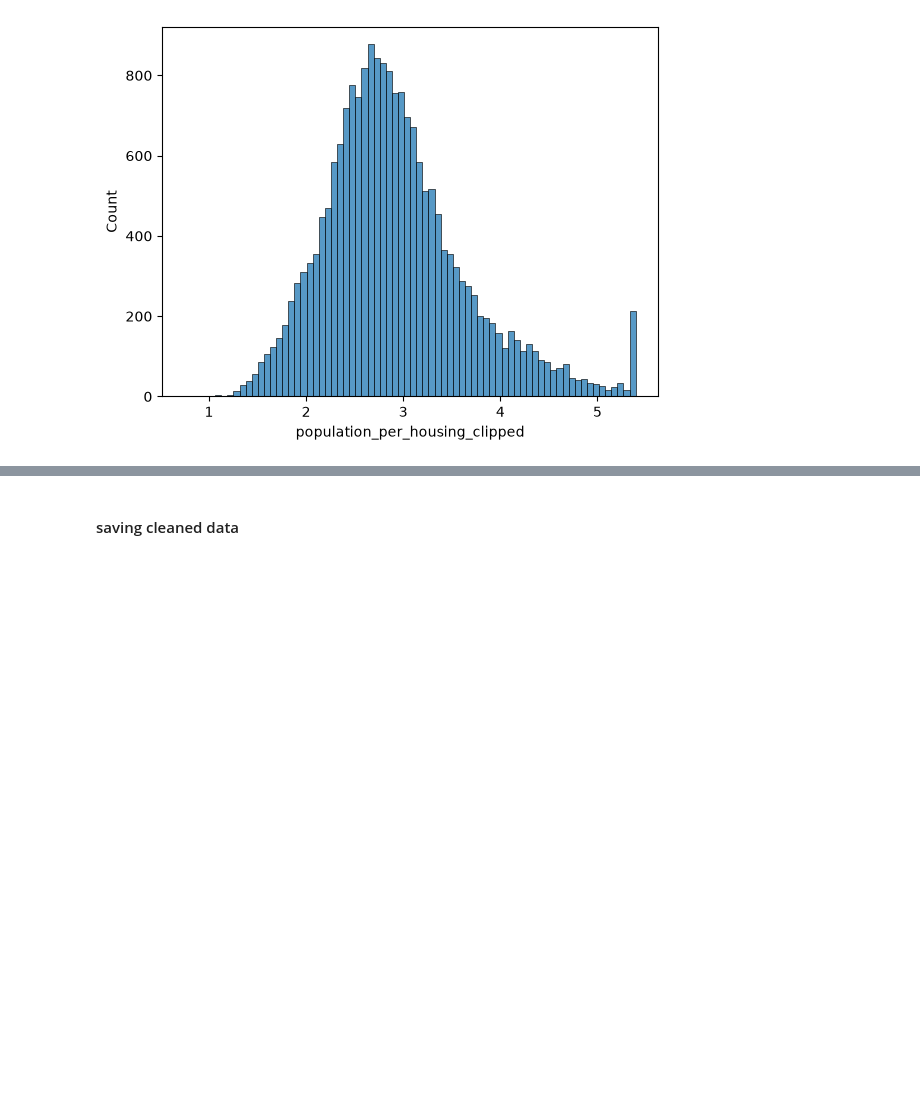
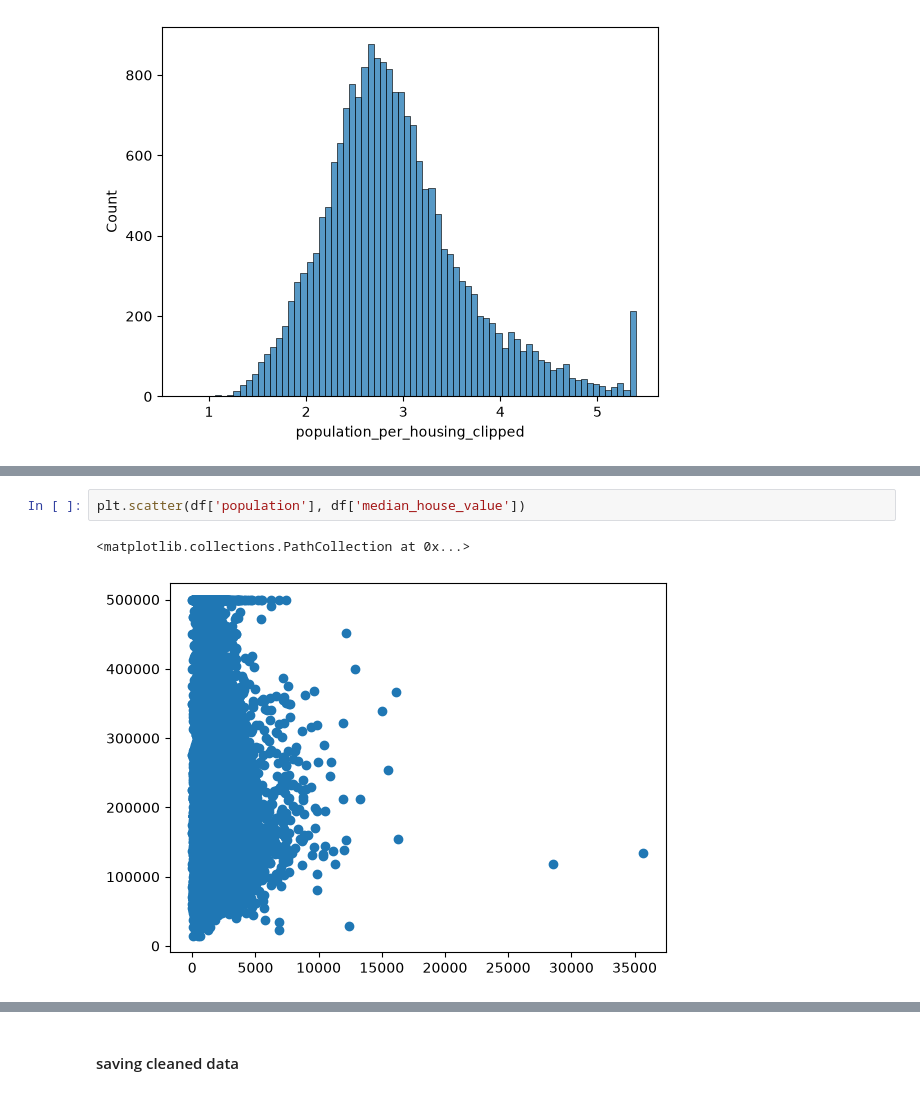
Before and after one commit to MohammadNasrollahiCE/Linear-Regression-From-Scrach, a Jupyter notebook: notebooks/01_Data_Analysis.ipynb, the cells around one changed output, grey strips where cells are left out. Cells and saved outputs as stored; diff of their text form; blank space fills up the shorter version.

```diff
--- a/notebooks/01_Data_Analysis.ipynb
+++ b/notebooks/01_Data_Analysis.ipynb
@@ -466,0 +483,5 @@ sns.histplot(df['population_per_housing_clipped'])
+# %%
+plt.scatter(df['population'], df['median_house_value'])
+# %% [output]
+<matplotlib.collections.PathCollection at 0x...>
+[figure, added]
```
Also changed, not shown: parts of 15 cells of this notebook.
